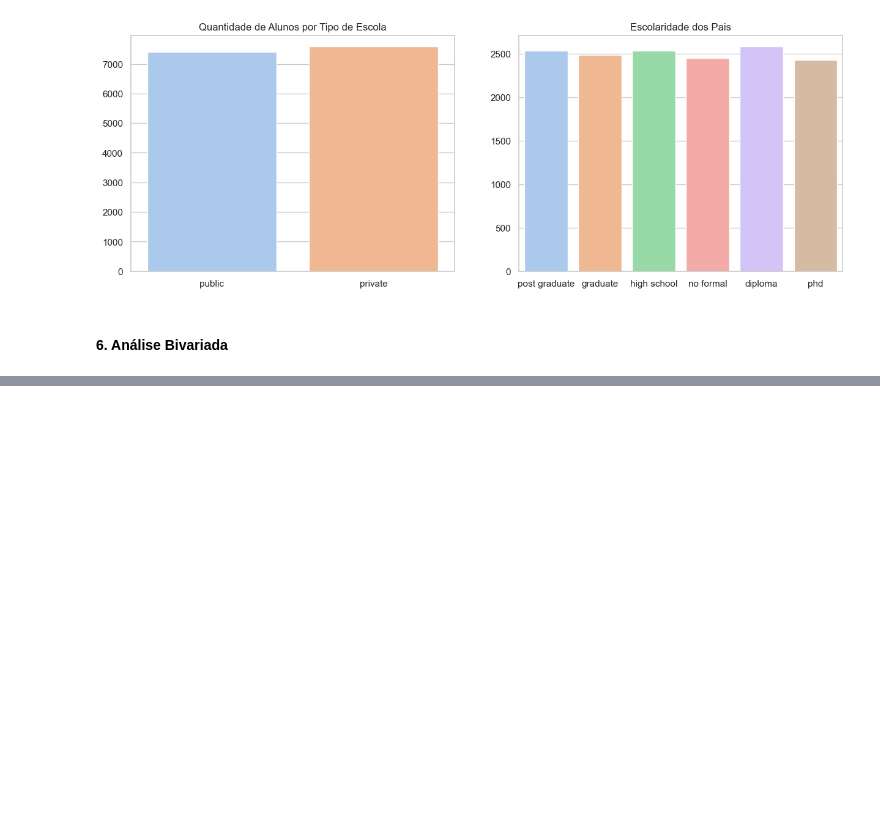
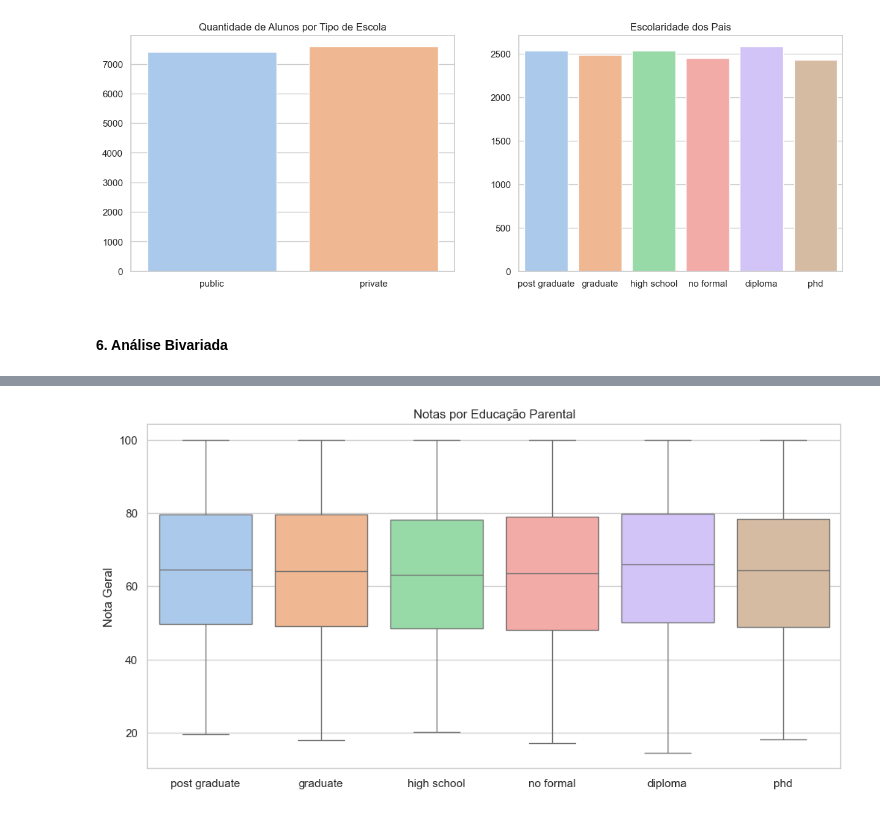
Before and after one commit to Cristhian-Selbach/analise-exploratoria-performance-estudantes, a Jupyter notebook: main.ipynb, the cells around one changed output, grey strips where cells are left out. Cells and saved outputs as stored; diff of their text form; code cells hidden in the pictures; blank space fills up the shorter version.

```diff
--- a/main.ipynb
+++ b/main.ipynb
@@ -211,0 +219,16 @@ plt.show()
+# %%
+
+plt.figure(figsize=(12,6))
+sns.boxplot(
+    data=df,
+    x="parent_education",
+    y="overall_score",
+    palette="pastel",
+    hue="parent_education"
+)
+plt.title("Notas por Educação Parental")
+plt.ylabel("Nota Geral")
+plt.xlabel("")
+plt.show()
+# %% [output]
+[figure, added]
```
Also changed, not shown: parts of 2 cells of this notebook.
